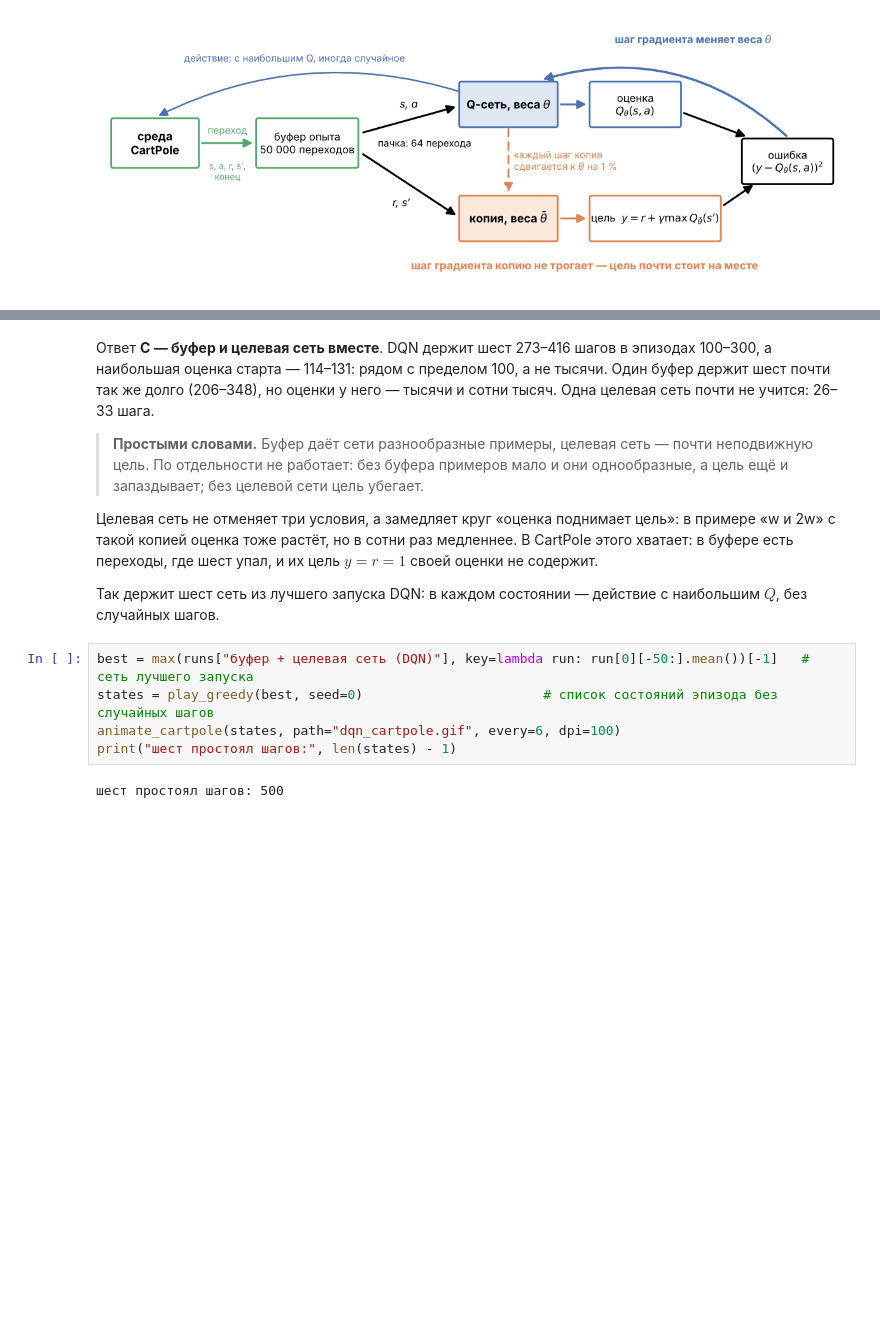
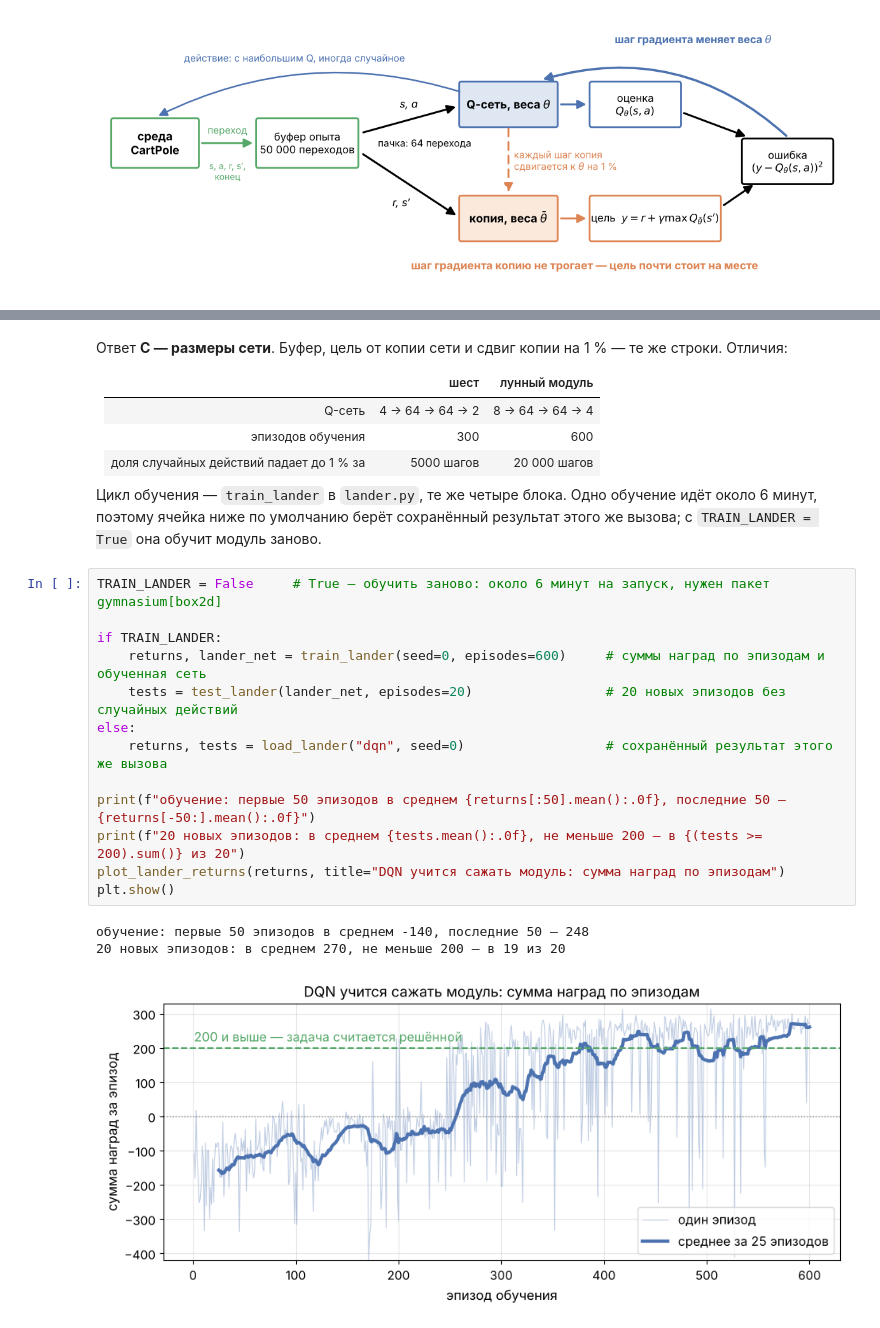
Before and after one commit to IlyaChichkanov/Reinforcement-learning, a Jupyter notebook: 07-dqn-stability/lecture/lecture.ipynb, the cells around one changed output, grey strips where cells are left out. Saved outputs shown, nothing was run; the diff lists cells and outputs as text; blank space fills up the shorter version.

```diff
--- a/07-dqn-stability/lecture/lecture.ipynb
+++ b/07-dqn-stability/lecture/lecture.ipynb
@@ -250,16 +268,28 @@ plt.show()
 # %% [markdown]
-Ответ **C — буфер и целевая сеть вместе**. DQN держит шест 273–416 шагов в эпизодах 100–300, а наибольшая оценка старта — 114–131: рядом с пределом 100, а не тысячи. Один буфер держит шест почти так же долго (206–348), но оценки у него — тысячи и сотни тысяч. Одна целевая сеть почти не учится: 26–33 шага.
+Ответ **C — размеры сети**. Буфер, цель от копии сети и сдвиг копии на 1 % — те же строки. Отличия:
 
-> **Простыми словами.** Буфер даёт сети разнообразные примеры, целевая сеть — почти неподвижную цель. По отдельности не работает: без буфера примеров мало и они однообразные, а цель ещё и запаздывает; без целевой сети цель убегает.
+| | шест | лунный модуль |
+|---|---|---|
+| Q-сеть | 4 → 64 → 64 → 2 | 8 → 64 → 64 → 4 |
+| эпизодов обучения | 300 | 600 |
+| доля случайных действий падает до 1 % за | 5000 шагов | 20 000 шагов |
 
-Целевая сеть не отменяет три условия, а замедляет круг «оценка поднимает цель»: в примере «w и 2w» с такой копией оценка тоже растёт, но в сотни раз медленнее. В CartPole этого хватает: в буфере есть переходы, где шест упал, и их цель $y = r = 1$ своей оценки не содержит.
-
-Так держит шест сеть из лучшего запуска DQN: в каждом состоянии — действие с наибольшим $Q$, без случайных шагов.
+Цикл обучения — `train_lander` в `lander.py`, те же четыре блока. Одно обучение идёт около 6 минут, поэтому ячейка ниже по умолчанию берёт сохранённый результат этого же вызова; с `TRAIN_LANDER = True` она обучит модуль заново.
 # %%
-best = max(runs["буфер + целевая сеть (DQN)"], key=lambda run: run[0][-50:].mean())[-1]   # сеть лучшего запуска
-states = play_greedy(best, seed=0)                       # список состояний эпизода без случайных шагов
-animate_cartpole(states, path="dqn_cartpole.gif", every=6, dpi=100)
-print("шест простоял шагов:", len(states) - 1)
+TRAIN_LANDER = False     # True — обучить заново: около 6 минут на запуск, нужен пакет gymnasium[box2d]
+
+if TRAIN_LANDER:
+    returns, lander_net = train_lander(seed=0, episodes=600)     # суммы наград по эпизодам и обученная сеть
+    tests = test_lander(lander_net, episodes=20)                 # 20 новых эпизодов без случайных действий
+else:
+    returns, tests = load_lander("dqn", seed=0)                  # сохранённый результат этого же вызова
+
+print(f"обучение: первые 50 эпизодов в среднем {returns[:50].mean():.0f}, последние 50 — {returns[-50:].mean():.0f}")
+print(f"20 новых эпизодов: в среднем {tests.mean():.0f}, не меньше 200 — в {(tests >= 200).sum()} из 20")
+plot_lander_returns(returns, title="DQN учится сажать модуль: сумма наград по эпизодам")
+plt.show()
 # %% [output]
-шест простоял шагов: 500
+обучение: первые 50 эпизодов в среднем -140, последние 50 — 248
+20 новых эпизодов: в среднем 270, не меньше 200 — в 19 из 20
+[figure, added]
 # %% [markdown]
```
Also changed, not shown: parts of 33 cells of this notebook, 9 other files.
